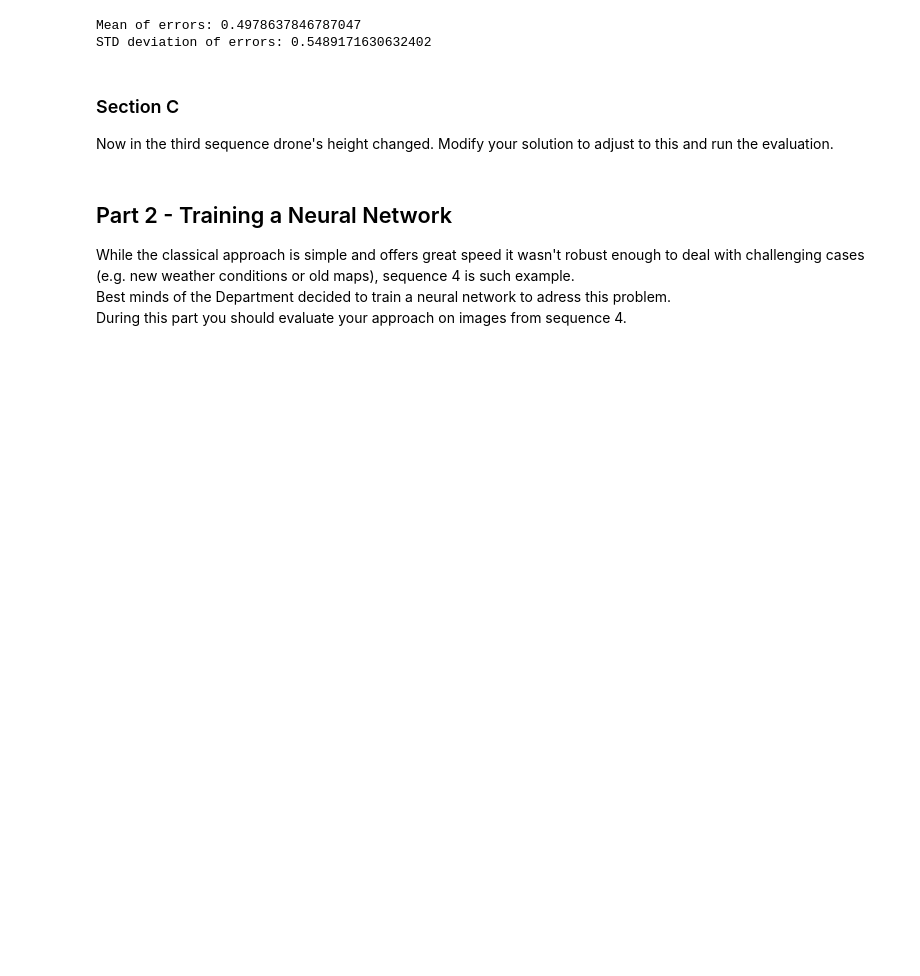
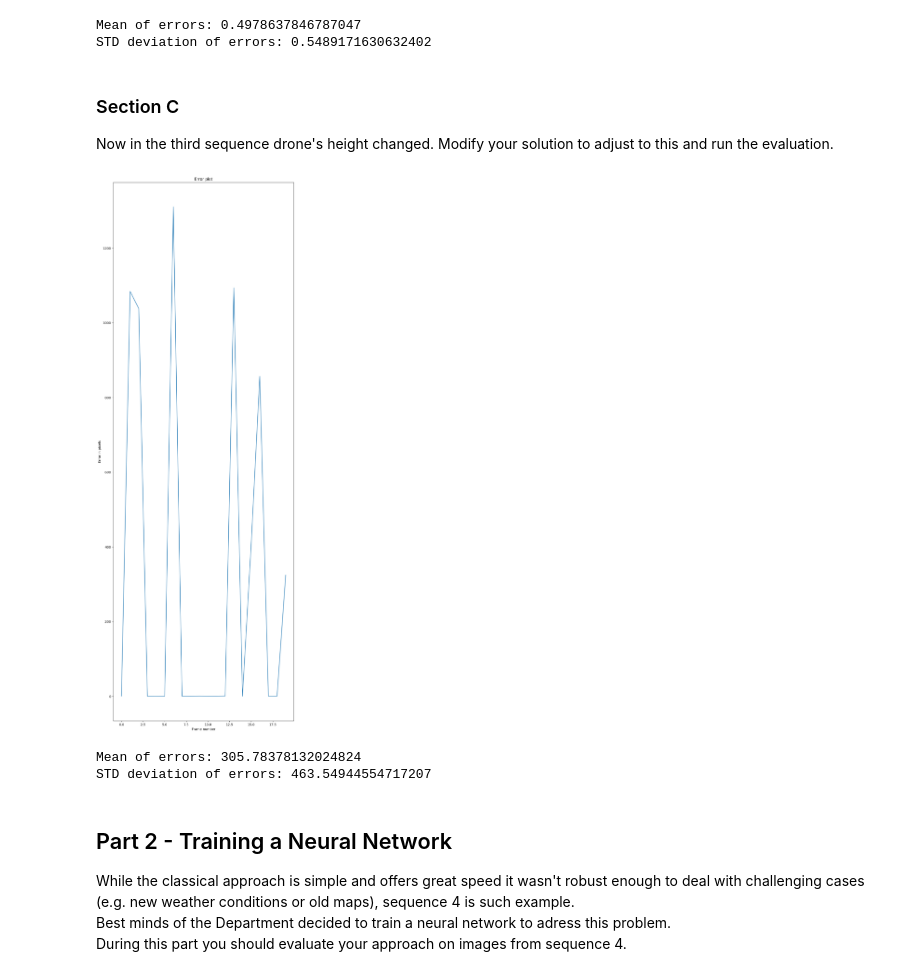
Before and after one commit to Jonatanitsko/drone_local, a Jupyter notebook: navigation_task.ipynb, the cells around one changed output. Drawn from its saved outputs; the diff is of its cells as text; code cells hidden in the pictures; blank space fills up the shorter version.

```diff
--- a/navigation_task.ipynb
+++ b/navigation_task.ipynb
@@ -57,7 +52,7 @@ import cv2
 import matplotlib.pyplot as plt
 plt.rcParams['figure.figsize'] = [10, 30]
 # %%
-root_fld = './'
+root_fld = './drive/MyDrive/navigation_task/'
 
 frame = cv2.cvtColor(cv2.imread(root_fld+'seq01/frame_000.png'),cv2.COLOR_BGR2RGB)
 map_image = cv2.cvtColor(cv2.imread(root_fld+'map.png'),cv2.COLOR_BGR2RGB)
@@ -94,7 +89,6 @@ Plot the error for each frame and calculate mean/std deviation.
 # %%
 ## Your code here
 import math
-root_fld = './'
 
 map_image = cv2.cvtColor(cv2.imread(root_fld+'map.png'),cv2.COLOR_BGR2RGB)
 metadata = np.loadtxt(root_fld + 'seq01/metadata.csv', delimiter=',')
@@ -156,7 +150,6 @@ def estimate_position_v2(frame,map_image,angle):
     return loc
 
 ## Your code here
-root_fld = './'
 
 map_image = cv2.cvtColor(cv2.imread(root_fld+'map.png'),cv2.COLOR_BGR2RGB)
 metadata = np.loadtxt(root_fld + 'seq02/metadata.csv', delimiter=',')
@@ -220,34 +213,37 @@ def estimate_position_v3(frame,map_image,angle,scale):
     loc = np.array([center_x, center_y])
 
     ##
     return loc
 
 ## Your code here
-root_fld = './'
 
 map_image = cv2.cvtColor(cv2.imread(root_fld+'map.png'),cv2.COLOR_BGR2RGB)
 metadata = np.loadtxt(root_fld + 'seq03/metadata.csv', delimiter=',')
 
 errors_list = []
 
 for i in range(len(metadata)):
     frame_file = root_fld+f'seq03/frame_{i:03d}.png'
     frame_image = cv2.cvtColor(cv2.imread(frame_file),cv2.COLOR_BGR2RGB)
 
     estimated_pos = estimate_position_v3(frame_image,map_image,angle=metadata[i][2],scale=metadata[i][3])
     given_pos = metadata[i][:2]
 
     error = math.dist(estimated_pos,given_pos)
     errors_list.append(error)
 
 plt.plot(errors_list)
 plt.title('Error plot')
 plt.xlabel('Frame number')
 plt.ylabel('Error in pixels')
 plt.show()
 
 print("Mean of errors:",np.mean(errors_list),"\nSTD deviation of errors:",np.std(errors_list))
 ##
+# %% [output]
+[figure, added]
+Mean of errors: 305.78378132024824
+STD deviation of errors: 463.54944554717207
 # %% [markdown]
 ## Part 2 - Training a Neural Network
 While the classical approach is simple and offers great speed it wasn't robust enough to deal with challenging cases (e.g. new weather conditions or old maps), sequence 4 is such example.
```
Also changed, not shown: parts of 2 cells of this notebook.
